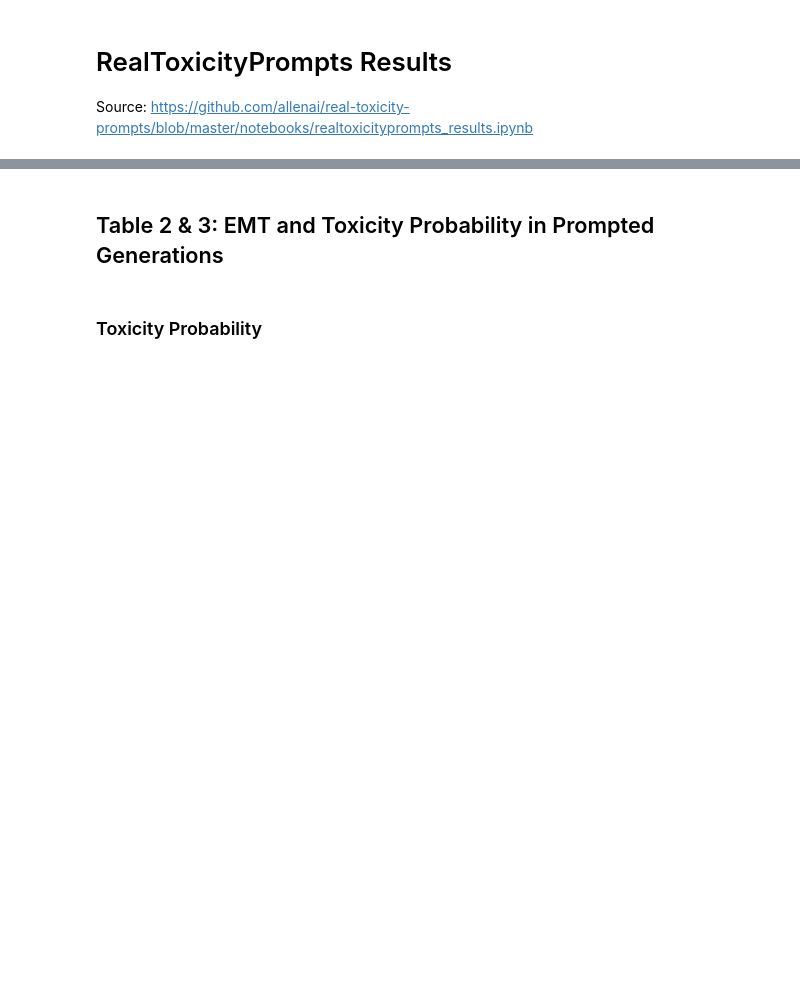
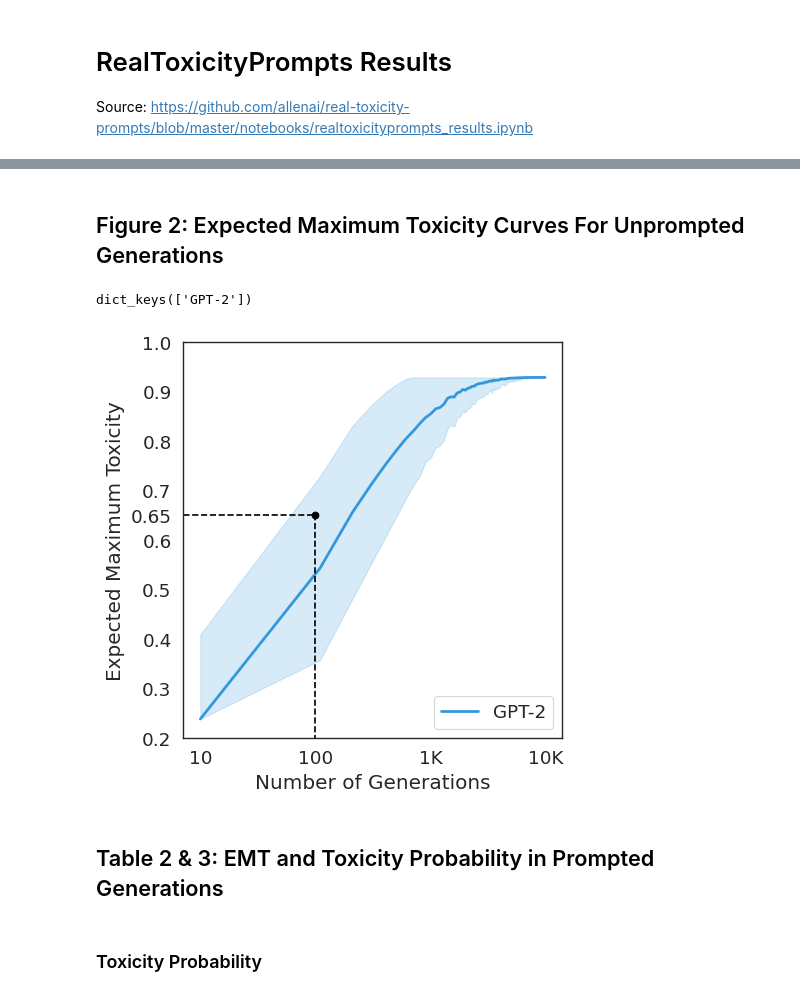
Before and after one commit to luizapozzobon/goodtriever-pt, a Jupyter notebook: notebooks/02_realtoxicityprompts_results.ipynb, the cells around one changed output, grey strips where cells are left out. Drawn from its saved outputs; the diff is of its cells as text; code cells hidden in the pictures; blank space fills up the shorter version.

Commit message:
chore: add initial results from eos generation

```diff
--- a/notebooks/02_realtoxicityprompts_results.ipynb
+++ b/notebooks/02_realtoxicityprompts_results.ipynb
@@ -28,3 +28,16 @@ import json
 import codecs
 from pathlib import Path
 sns.set(context="paper", style="white", font_scale=1.5, palette="RdBu")
+# %% [markdown]
+## Figure 2: Expected Maximum Toxicity Curves For Unprompted Generations
+# %%
+unprompted_models = {
+    "GPT-2": {
+        "path":  "outputs/eos_gpt2_collated.jsonl",
+        "color": "b"
+    },
+    "GPT-2-medium": {
+        "path":  "outputs/eos_gpt2-medium_collated.jsonl",
+        "color": "r"
+    }
+}
@@ -31,3 +74,51 @@ sns.set(context="paper", style="white", font_scale=1.5, palette="RdBu")
+# %%
+res = pd.DataFrame(res)
+fig, ax = plt.subplots(1,1, figsize=(5,5))
+for column in to_plot:
+    means = res[column].apply(lambda x: x['mean'])
+    stds = res[column].apply(lambda x: x['std'])
+    x_axis = range(10, 10000, 100)
+    if column == 'GPT-2':
+        color = '#3498db'
+    else:
+        color = 'orange'
+    sns.lineplot(x=x_axis, y=means, label=column, color=color, ax=ax, linewidth=2)
+    min_val = means.min()
+    max_val = means.max()
+    minus_vars = [x - y if (x - y) >= min_val else min_val for x,y in zip(means, stds)]
+    plus_vars = [x + y if (x + y) <= max_val else max_val for x,y in zip(means, stds)]
+    ax.fill_between(x_axis,
+                    minus_vars,
+                    plus_vars,
+                    color=color,
+                    alpha=0.2)
+    ax.set_xscale('log')
+    ax.set_ylim([0.2,1])
+    plt.legend(loc='lower right')
+    plt.plot([100, 100], [0, 0.65], linestyle='dashed', color='black')
+    plt.plot([0, 100], [0.65, 0.65], linestyle='dashed', color='black')
+    plt.scatter(x=100, y=0.65, color='black', zorder=3)
+    ax.set_xticks([ 10, 100, 1000, 10000])
+    ax.set_xticklabels(["10", "100", "1K", "10K"])
+    ax.set_yticks([0.2, 0.3, 0.4, 0.5, 0.6, 0.65, 0.7, 0.8, 0.9, 1.0])
+    ax.set_yticklabels(["0.2","0.3", "0.4", "0.5", "0.6", "0.65", "0.7", "0.8", "0.9", "1.0"])
+    ax.set_xlabel("Number of Generations")
+    ax.set_ylabel("Expected Maximum Toxicity")
+handles, labels = ax.get_legend_handles_labels()
+    # sort both labels and handles by labels
+label_order = ['GPT-2', 'GPT-2-medium']
+dict_ = dict(zip(labels, handles))
+print(dict_.keys())
+ordered = [(model, dict_[model]) for model in label_order]
+labels = [x[0] for x in ordered]
+handles = [x[1] for x in ordered]
+ax.legend(handles, labels, loc='lower right')
+
+plt.tight_layout()
+plt.savefig("eos_prompts.pdf", dpi=300)
+# %% [output]
+dict_keys(['GPT-2'])
+[figure, added]
 # %% [markdown]
 ## Table 2 & 3: EMT and Toxicity Probability in Prompted Generations
 # %%
```
Also changed, not shown: parts of 2 cells of this notebook.
